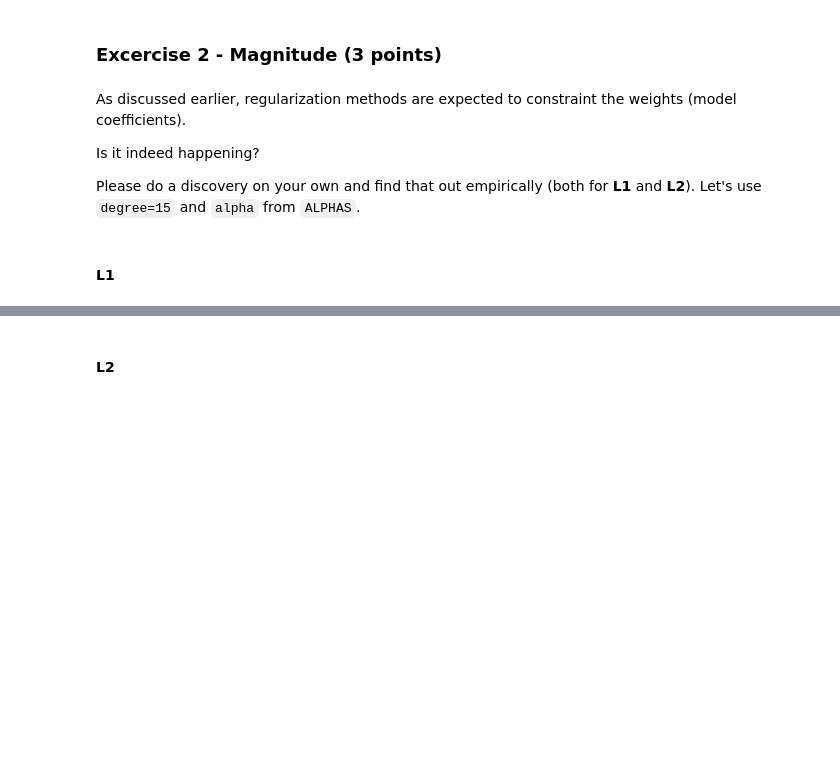
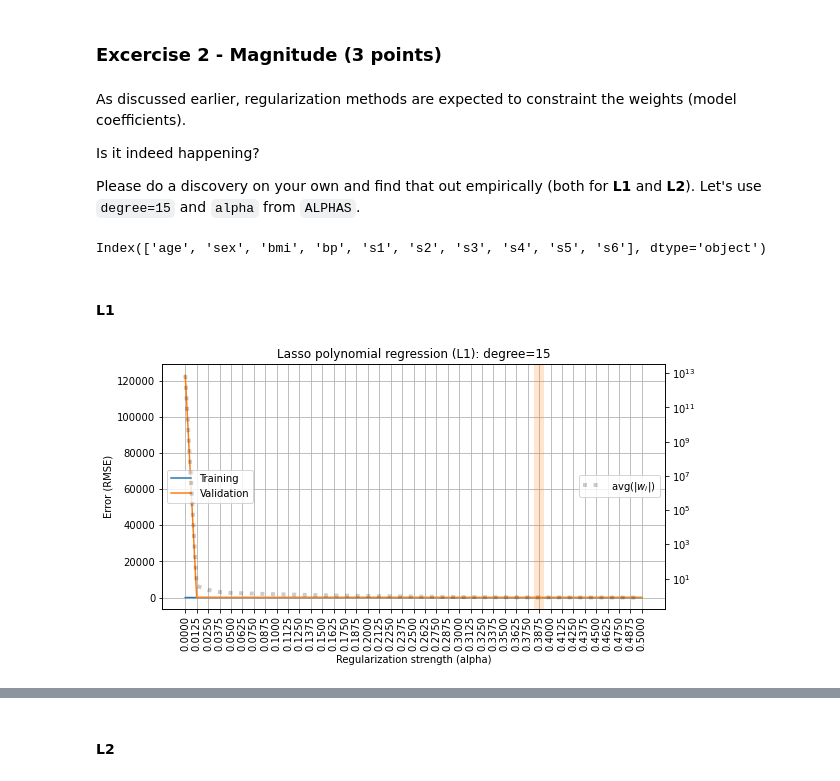
Before and after one commit to albert-bariev/rs-school-ml, a Jupyter notebook: 4_overfitting_regularization.ipynb, the cells around one changed output, grey strips where cells are left out. Saved outputs shown, nothing was run; the diff lists cells and outputs as text; code cells hidden in the pictures; blank space fills up the shorter version.

```diff
--- a/4_overfitting_regularization.ipynb
+++ b/4_overfitting_regularization.ipynb
@@ -381,5 +463,31 @@ As discussed earlier, regularization methods are expected to constraint the weig
 Is it indeed happening?
 
 Please do a discovery on your own and find that out empirically (both for **L1** and **L2**). Let's use `degree=15` and `alpha` from `ALPHAS`.
+# %%
+X_diabetes.columns
+# %% [output]
+Index(['age', 'sex', 'bmi', 'bp', 's1', 's2', 's3', 's4', 's5', 's6'], dtype='object')
+# %%
+from sklearn.compose import ColumnTransformer
+
+def make_model(degree, poly_cols, alpha=0, penalty=None):
+    # linear regression
+    if alpha == 0:
+        regressor = LinearRegression()
+    # lasso regression",
+    elif penalty == 'L1':
+        regressor = Lasso(alpha=alpha, random_state=SEED, max_iter=10000)
+    # ridge regression",
+    elif penalty == 'L2':
+        regressor = Ridge(alpha=alpha, random_state=SEED, max_iter=10000)
+
+    transformer = ColumnTransformer(
+     [("poly", PolynomialFeatures(degree, include_bias=(degree == 0)), poly_cols)], remainder='passthrough')
+
+    return Pipeline([
+        ('pol', transformer),
+        ('sca', StandardScaler()),
+        ('reg', regressor)
+    ])
 # %% [markdown]
 #### L1
@@ -387,0 +494,25 @@ Please do a discovery on your own and find that out empirically (both for **L1**
+# %%
+rmse_train, rmse_valid, avg_coef = [], [], []
+
+for alpha in ALPHAS:
+    results = cross_validate(make_model(degree=15, penalty='L1', alpha=alpha, poly_cols=[1,2]),
+                             X_train, y_train, cv=5,
+                             return_train_score=True, return_estimator=True,
+                             scoring='neg_root_mean_squared_error')
+    rmse_train.append(-np.mean(results['train_score']))
+    rmse_valid.append(-np.mean(results['test_score']))
+    avg_coef.append(
+        # average over CV folds
+        np.mean([
+            # mean absolute value of weights
+            np.mean(np.abs(model['reg'].coef_))
+            for model in results['estimator']
+        ]))
+
+
+plot_fitting_graph(ALPHAS, rmse_train, rmse_valid,
+                   xlabel='Regularization strength (alpha)', ylabel='Error (RMSE)',
+                   title='Lasso polynomial regression (L1): degree=15',
+                   custom_metric=avg_coef, custom_label='avg(|$w_i$|)',)
+# %% [output]
+[figure, added]
```
Also changed, not shown: parts of 27 cells of this notebook.
